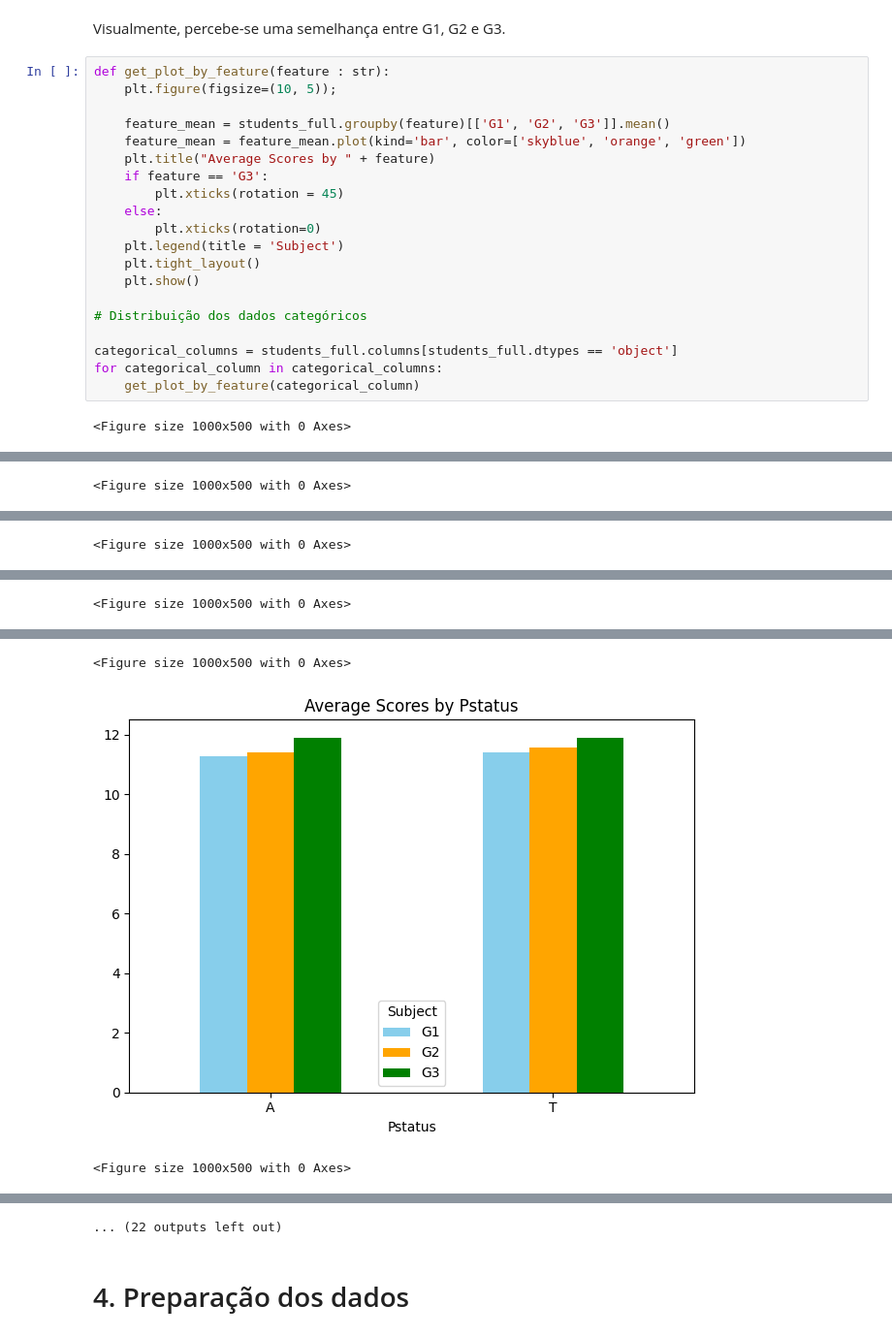
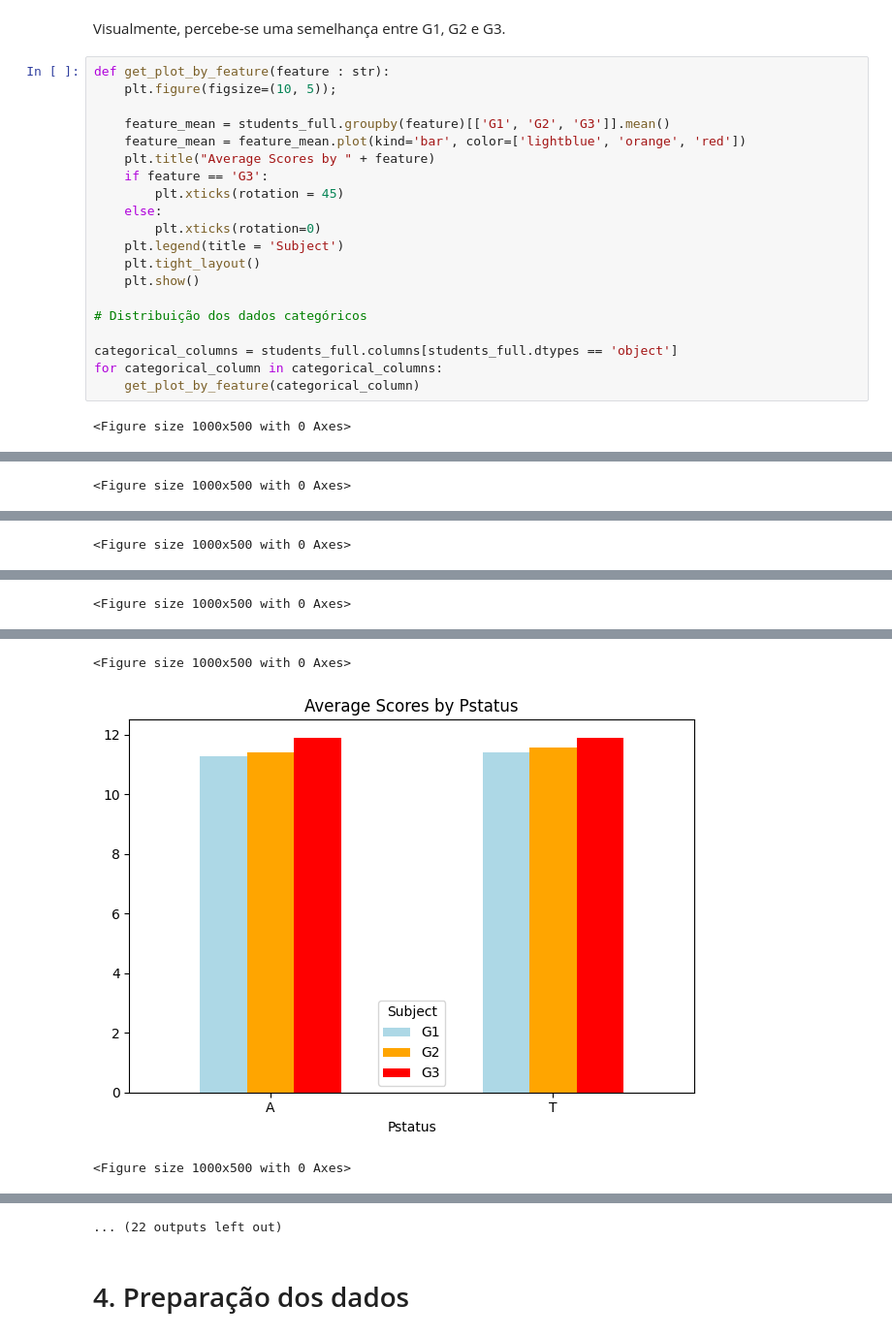
Before and after one commit to emanoelopes/progpy, a Jupyter notebook: uci-dt-studentsperformanceprediction.ipynb, the cells around one changed output, grey strips where cells are left out. Shown: that part at 97% size. Cells and saved outputs as stored; diff of their text form.

```diff
--- a/uci-dt-studentsperformanceprediction.ipynb
+++ b/uci-dt-studentsperformanceprediction.ipynb
@@ -237,7 +296,7 @@ def get_plot_by_feature(feature : str):
     plt.figure(figsize=(10, 5));
 
     feature_mean = students_full.groupby(feature)[['G1', 'G2', 'G3']].mean()
-    feature_mean = feature_mean.plot(kind='bar', color=['skyblue', 'orange', 'green'])
+    feature_mean = feature_mean.plot(kind='bar', color=['lightblue', 'orange', 'red'])
     plt.title("Average Scores by " + feature)
     if feature == 'G3':
         plt.xticks(rotation = 45)
@@ -264,3 +323,3 @@ for categorical_column in categorical_columns:
 <Figure size 1000x500 with 0 Axes>
-[figure, old version]
+[figure, new version]
 <Figure size 1000x500 with 0 Axes>
```
Also changed, not shown: parts of 11 cells of this notebook.
